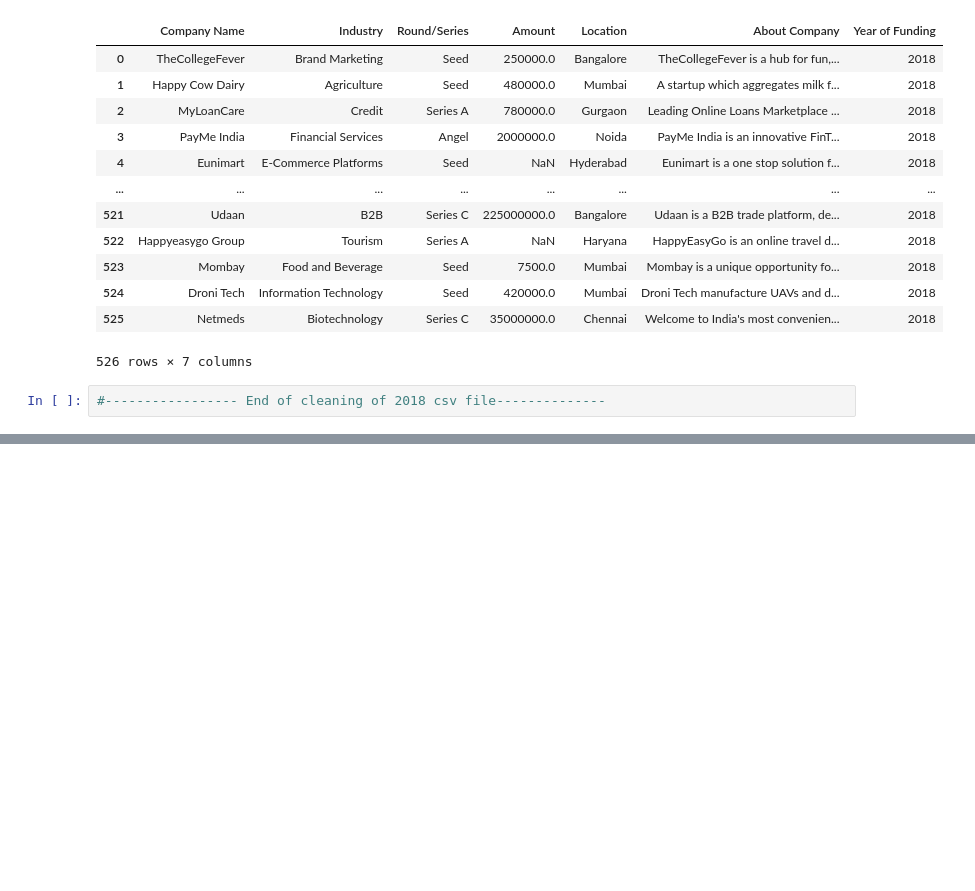
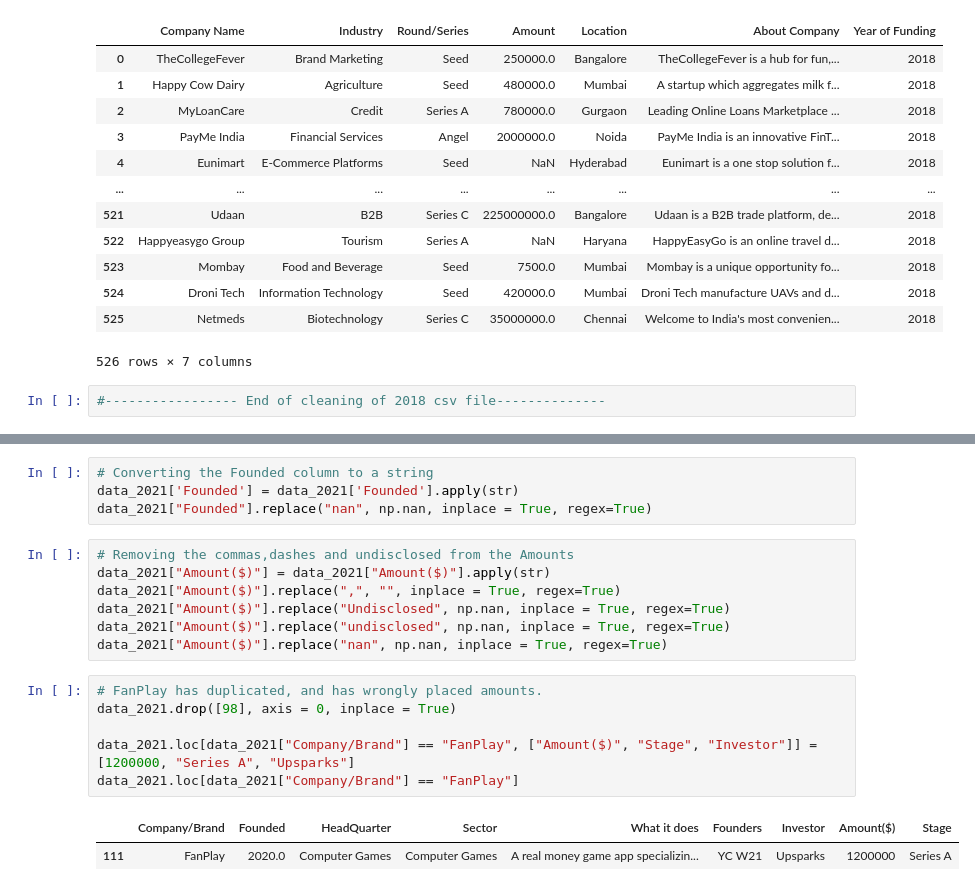
Before and after one commit to GYASIHAYFORD/TEAM_HAVANA1, a Jupyter notebook: Indian_Start_Up_Fund.ipynb, the cells around one changed output, grey strips where cells are left out. Drawn from its saved outputs; the diff is of its cells as text; blank space fills up the shorter version.

```diff
--- a/Indian_Start_Up_Fund.ipynb
+++ b/Indian_Start_Up_Fund.ipynb
@@ -151,0 +340,20 @@ None
+# %%
+# Converting the Founded column to a string
+data_2021['Founded'] = data_2021['Founded'].apply(str)
+data_2021["Founded"].replace("nan", np.nan, inplace = True, regex=True)
+# %%
+# Removing the commas,dashes and undisclosed from the Amounts
+data_2021["Amount($)"] = data_2021["Amount($)"].apply(str)
+data_2021["Amount($)"].replace(",", "", inplace = True, regex=True)
+data_2021["Amount($)"].replace("Undisclosed", np.nan, inplace = True, regex=True)
+data_2021["Amount($)"].replace("undisclosed", np.nan, inplace = True, regex=True)
+data_2021["Amount($)"].replace("nan", np.nan, inplace = True, regex=True)
+# %%
+# FanPlay has duplicated, and has wrongly placed amounts.
+data_2021.drop([98], axis = 0, inplace = True)
+
+data_2021.loc[data_2021["Company/Brand"] == "FanPlay", ["Amount($)", "Stage", "Investor"]] = [1200000, "Series A", "Upsparks"]
+data_2021.loc[data_2021["Company/Brand"] == "FanPlay"]
+# %% [output]
+|  | Company/Brand | Founded | HeadQuarter | Sector | What it does | Founders | Investor | Amount($) | Stage |
+| 111 | FanPlay | 2020.0 | Computer Games | Computer Games | A real money game app specializin... | YC W21 | Upsparks | 1200000 | Series A |
```
Also changed, not shown: parts of 25 cells of this notebook.
